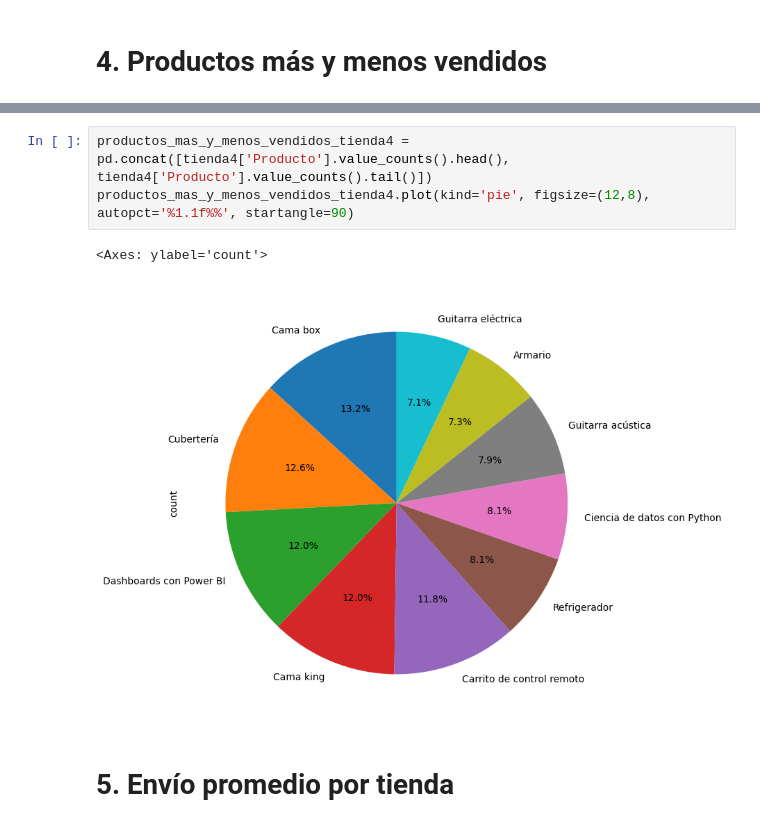
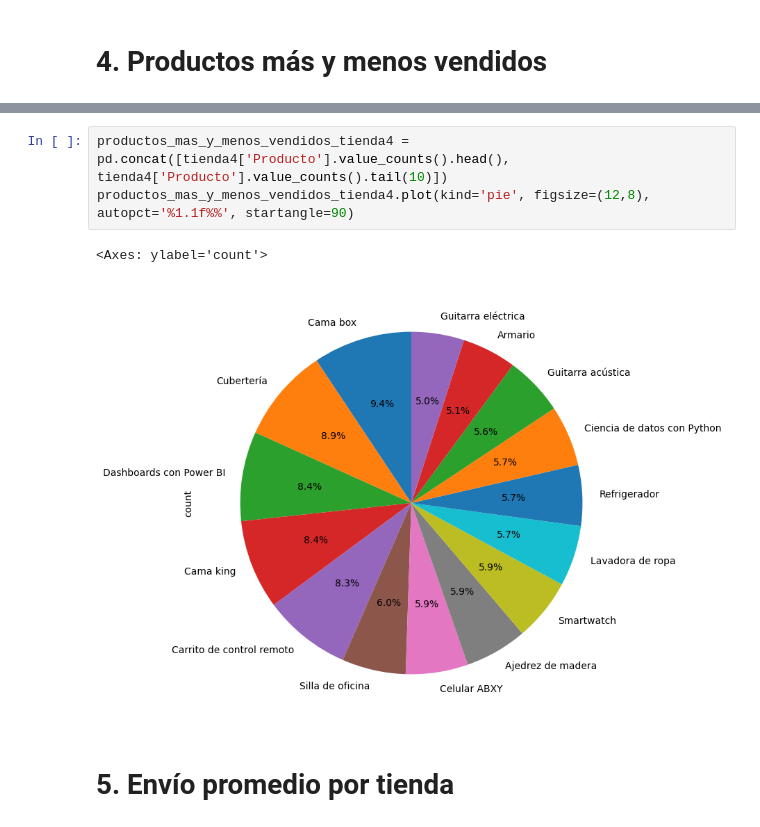
Before and after one commit to DevEnriquegd/ca-alura-store, a Jupyter notebook: AluraStore_JEGD.ipynb, the cells around one changed output, grey strips where cells are left out. Drawn from its saved outputs; the diff is of its cells as text.

```diff
--- a/AluraStore_JEGD.ipynb
+++ b/AluraStore_JEGD.ipynb
@@ -166,9 +149,9 @@ productos_mas_y_menos_vendidos_tienda3.plot(kind='pie', figsize=(12,8), autopct=
 # %%
-productos_mas_y_menos_vendidos_tienda4 = pd.concat([tienda4['Producto'].value_counts().head(), tienda4['Producto'].value_counts().tail()])
+productos_mas_y_menos_vendidos_tienda4 = pd.concat([tienda4['Producto'].value_counts().head(), tienda4['Producto'].value_counts().tail(10)])
 productos_mas_y_menos_vendidos_tienda4.plot(kind='pie', figsize=(12,8), autopct='%1.1f%%', startangle=90)
 # %% [output]
 <Axes: ylabel='count'>
-[figure, old version]
+[figure, new version]
 # %% [markdown]
 # 5. Envío promedio por tienda
 # %%
```
Also changed, not shown: parts of 4 cells of this notebook.
